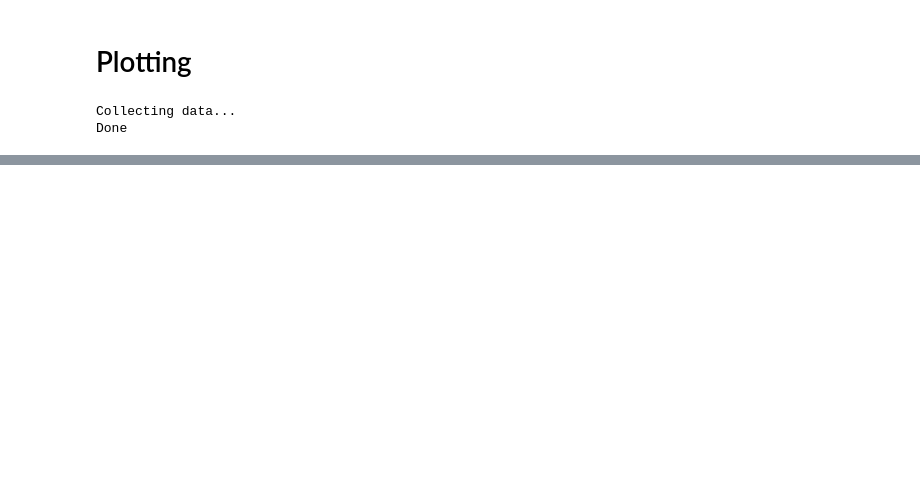
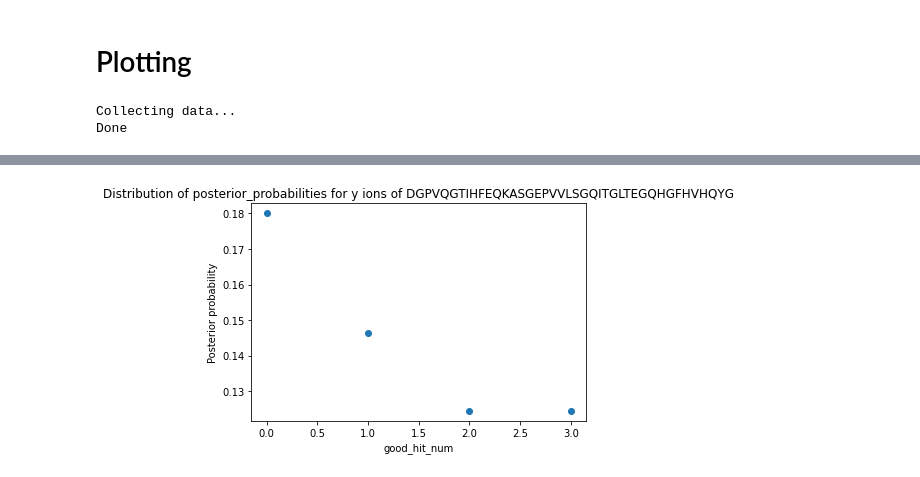
Before and after one commit to ryanlayerlab/hypedsearch, a Jupyter notebook: src/testing_framework/Boundary mapping.ipynb, the cells around one changed output, grey strips where cells are left out. Saved outputs shown, nothing was run; the diff lists cells and outputs as text; code cells hidden in the pictures; blank space fills up the shorter version.

```diff
--- a/src/testing_framework/Boundary mapping.ipynb
+++ b/src/testing_framework/Boundary mapping.ipynb
@@ -305,0 +255,9 @@ AttributeError: 'int' object has no attribute 'indices'
+# %%
+fig1, ax1 = plt.subplots()
+ax1.scatter(x = y_range, y = y_post_prob_array)
+plt.title("Distribution of posterior_probabilities for y ions of " + correct_sequence)
+plt.xlabel("good_hit_num")
+plt.ylabel("Posterior probability")
+plt.show()
+# %% [output]
+[figure, added]
```
Also changed, not shown: parts of 31 cells of this notebook, 3 other files.
